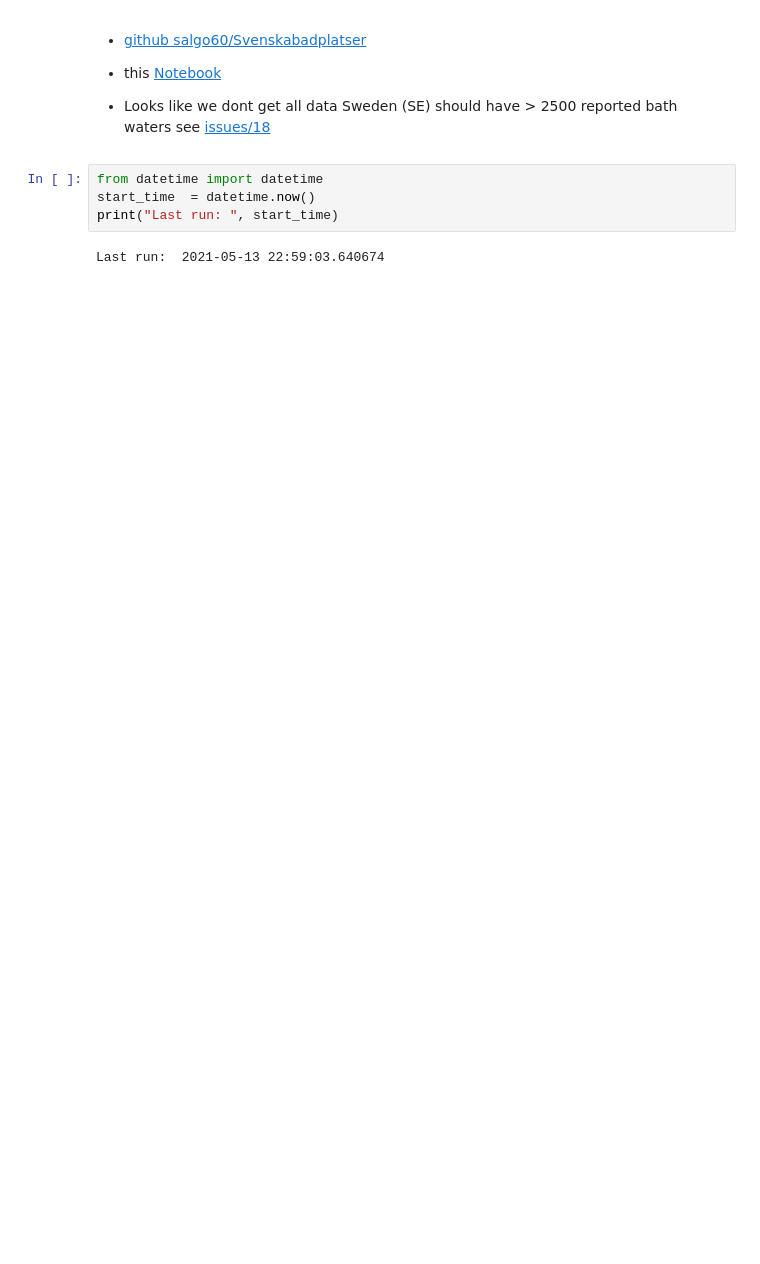
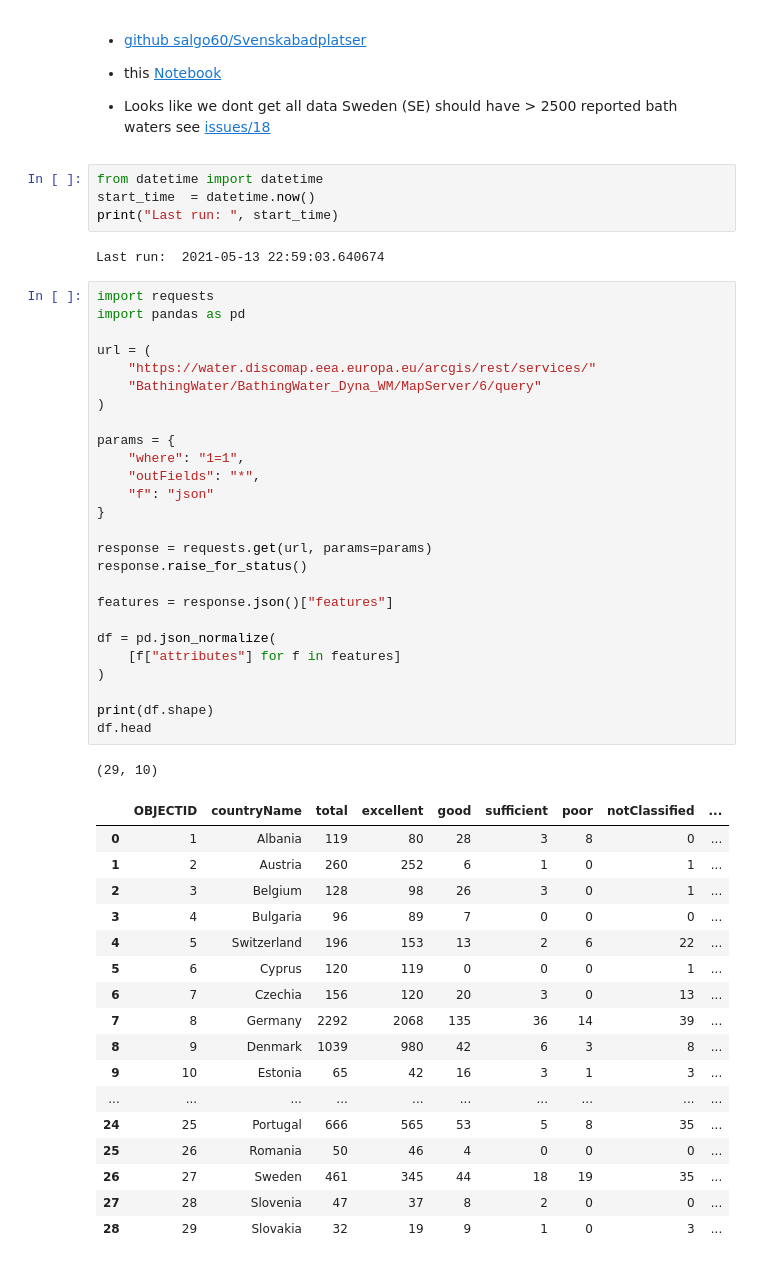
Before and after one commit to salgo60/Svenskabadplatser, a Jupyter notebook: Jupyter/BathWater.ipynb, the cells around one changed output. Cells and saved outputs as stored; diff of their text form; blank space fills up the shorter version.

```diff
--- a/Jupyter/BathWater.ipynb
+++ b/Jupyter/BathWater.ipynb
@@ -9,4 +9,49 @@ start_time  = datetime.now()
 print("Last run: ", start_time)
 # %% [output]
 Last run:  2021-05-13 22:59:03.640674
+# %%
+import requests
+import pandas as pd
+
+url = (
+    "https://water.discomap.eea.europa.eu/arcgis/rest/services/"
+    "BathingWater/BathingWater_Dyna_WM/MapServer/6/query"
+)
+
+params = {
+    "where": "1=1",
+    "outFields": "*",
+    "f": "json"
+}
+
+response = requests.get(url, params=params)
+response.raise_for_status()
+
+features = response.json()["features"]
+
+df = pd.json_normalize(
+    [f["attributes"] for f in features]
+)
+
+print(df.shape)
+df.head
+# %% [output]
+(29, 10)
+|  | OBJECTID | countryName | total | excellent | good | sufficient | poor | notClassified | ... |
+| 0 | 1 | Albania | 119 | 80 | 28 | 3 | 8 | 0 | ... |
+| 1 | 2 | Austria | 260 | 252 | 6 | 1 | 0 | 1 | ... |
+| 2 | 3 | Belgium | 128 | 98 | 26 | 3 | 0 | 1 | ... |
+| 3 | 4 | Bulgaria | 96 | 89 | 7 | 0 | 0 | 0 | ... |
+| 4 | 5 | Switzerland | 196 | 153 | 13 | 2 | 6 | 22 | ... |
+| 5 | 6 | Cyprus | 120 | 119 | 0 | 0 | 0 | 1 | ... |
+| 6 | 7 | Czechia | 156 | 120 | 20 | 3 | 0 | 13 | ... |
+| 7 | 8 | Germany | 2292 | 2068 | 135 | 36 | 14 | 39 | ... |
+| 8 | 9 | Denmark | 1039 | 980 | 42 | 6 | 3 | 8 | ... |
+| 9 | 10 | Estonia | 65 | 42 | 16 | 3 | 1 | 3 | ... |
+| ... | ... | ... | ... | ... | ... | ... | ... | ... | ... |
+| 24 | 25 | Portugal | 666 | 565 | 53 | 5 | 8 | 35 | ... |
+| 25 | 26 | Romania | 50 | 46 | 4 | 0 | 0 | 0 | ... |
+| 26 | 27 | Sweden | 461 | 345 | 44 | 18 | 19 | 35 | ... |
+| 27 | 28 | Slovenia | 47 | 37 | 8 | 2 | 0 | 0 | ... |
+| 28 | 29 | Slovakia | 32 | 19 | 9 | 1 | 0 | 3 | ... |
 # %%
```
Also changed, not shown: parts of 14 cells of this notebook, 2 other files.
